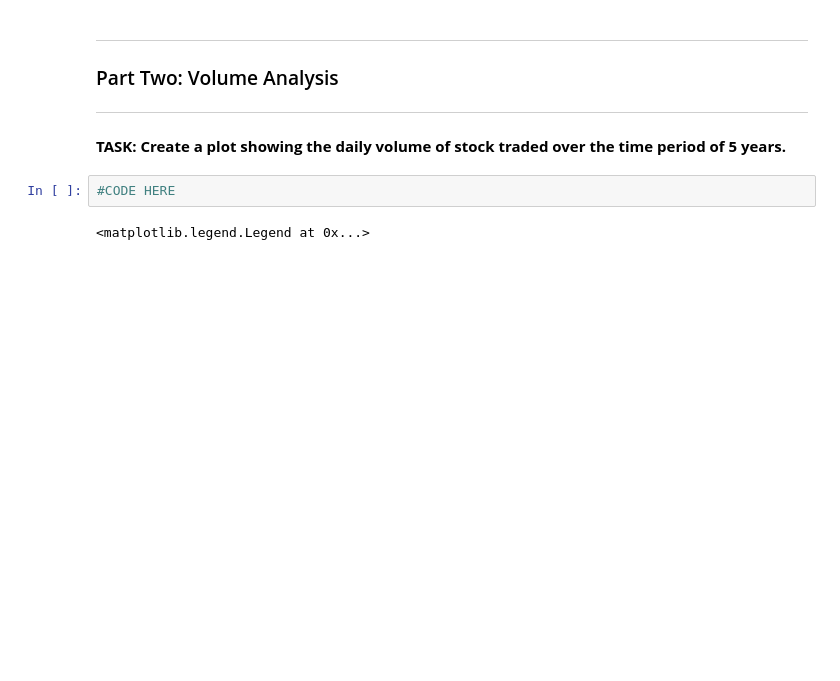
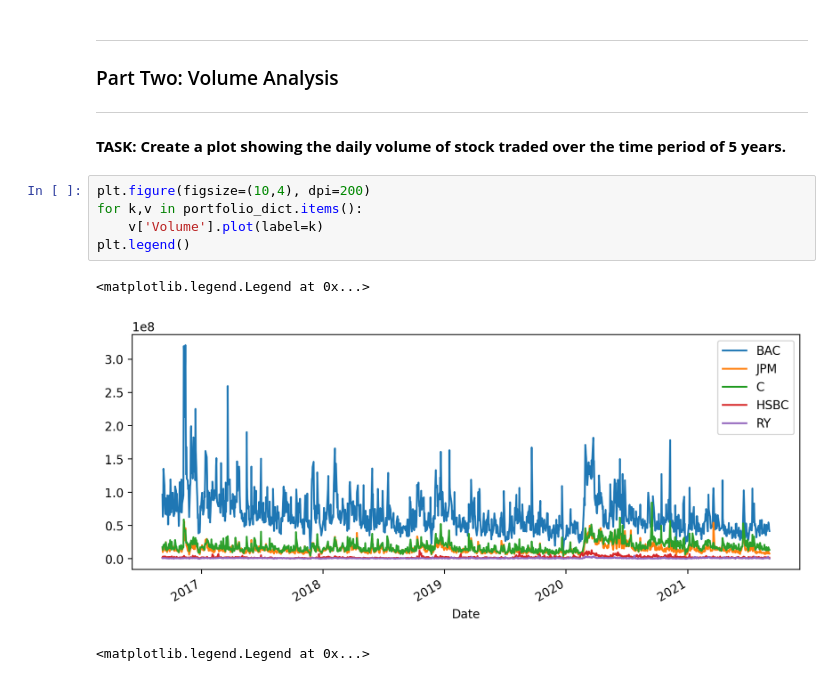
Before and after one commit to alexfioto/learn, a Jupyter notebook: python_finance/Python-Finance-QuantConnect/07-Stock-Market-Analysis-Capstone-Project/00-Stock-Analysis-Capstone-Project .ipynb, the cells around one changed output. Cells and saved outputs as stored; diff of their text form; blank space fills up the shorter version.

```diff
--- a/python_finance/Python-Finance-QuantConnect/07-Stock-Market-Analysis-Capstone-Project/00-Stock-Analysis-Capstone-Project .ipynb
+++ b/python_finance/Python-Finance-QuantConnect/07-Stock-Market-Analysis-Capstone-Project/00-Stock-Analysis-Capstone-Project .ipynb
@@ -169,7 +168,13 @@ RY Annualized Sharpe Ratio is: 0.7323176596668222
 # %% [markdown]
 **TASK: Create a plot showing the daily volume of stock traded over the time period of 5 years.**
 # %%
-#CODE HERE
+plt.figure(figsize=(10,4), dpi=200)
+for k,v in portfolio_dict.items():
+    v['Volume'].plot(label=k)
+plt.legend()
+# %% [output]
+<matplotlib.legend.Legend at 0x...>
+[figure, added]
 # %%
 # %% [output]
 <matplotlib.legend.Legend at 0x...>
```
Also changed, not shown: parts of 6 cells of this notebook.
